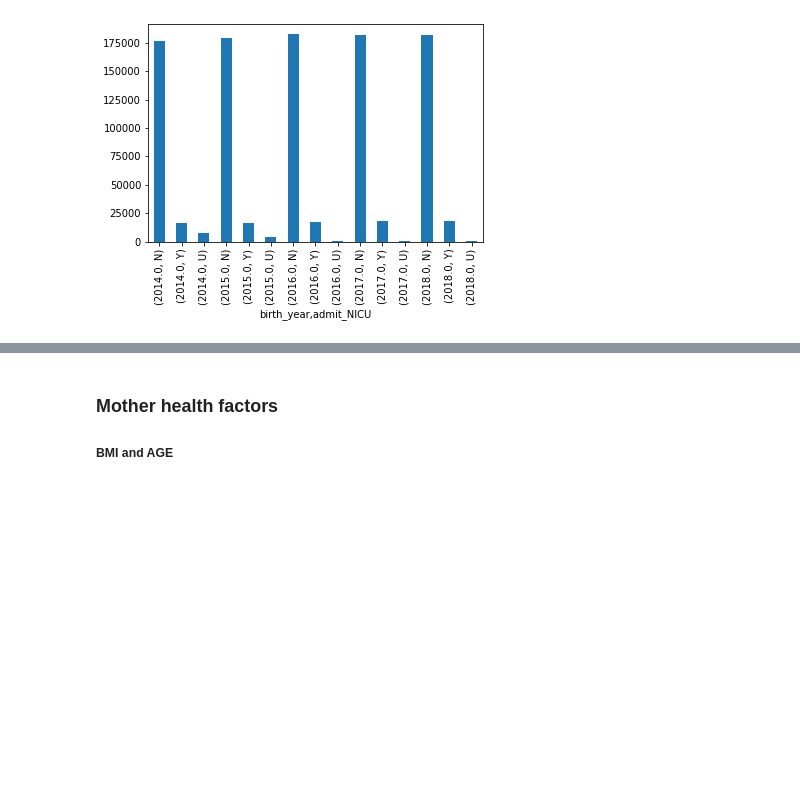
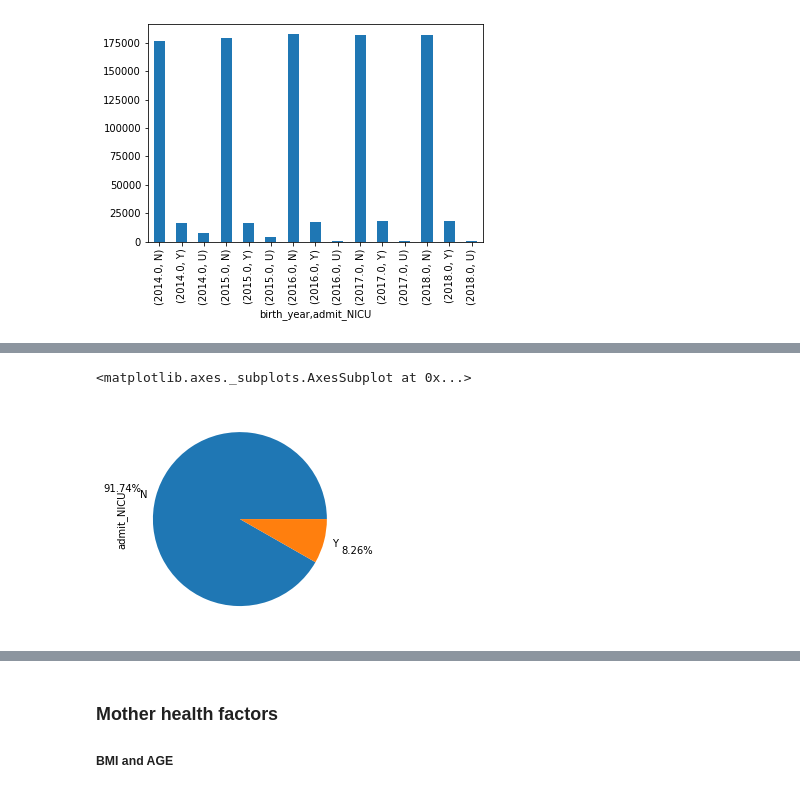
Before and after one commit to mkwasnica/CDC_capstone, a Jupyter notebook: notebooks/MK_EDA_timeseries.ipynb, the cells around one changed output, grey strips where cells are left out. Cells and saved outputs as stored; diff of their text form; code cells hidden in the pictures; blank space fills up the shorter version.

```diff
--- a/notebooks/MK_EDA_timeseries.ipynb
+++ b/notebooks/MK_EDA_timeseries.ipynb
@@ -179 +183,7 @@ births['admit_NICU'].value_counts().plot(kind = 'pie', autopct='%1.1f%%', pctdis
+# %%
+test = births2.loc[births['birth_year']==2014]
+test['admit_NICU'].value_counts().plot(kind = 'pie', autopct='%1.2f%%', pctdistance = 1.4)
+# %% [output]
+<matplotlib.axes._subplots.AxesSubplot at 0x...>
+[figure, added]
 # %%
```
Also changed, not shown: parts of 5 cells of this notebook, 1 other file.
